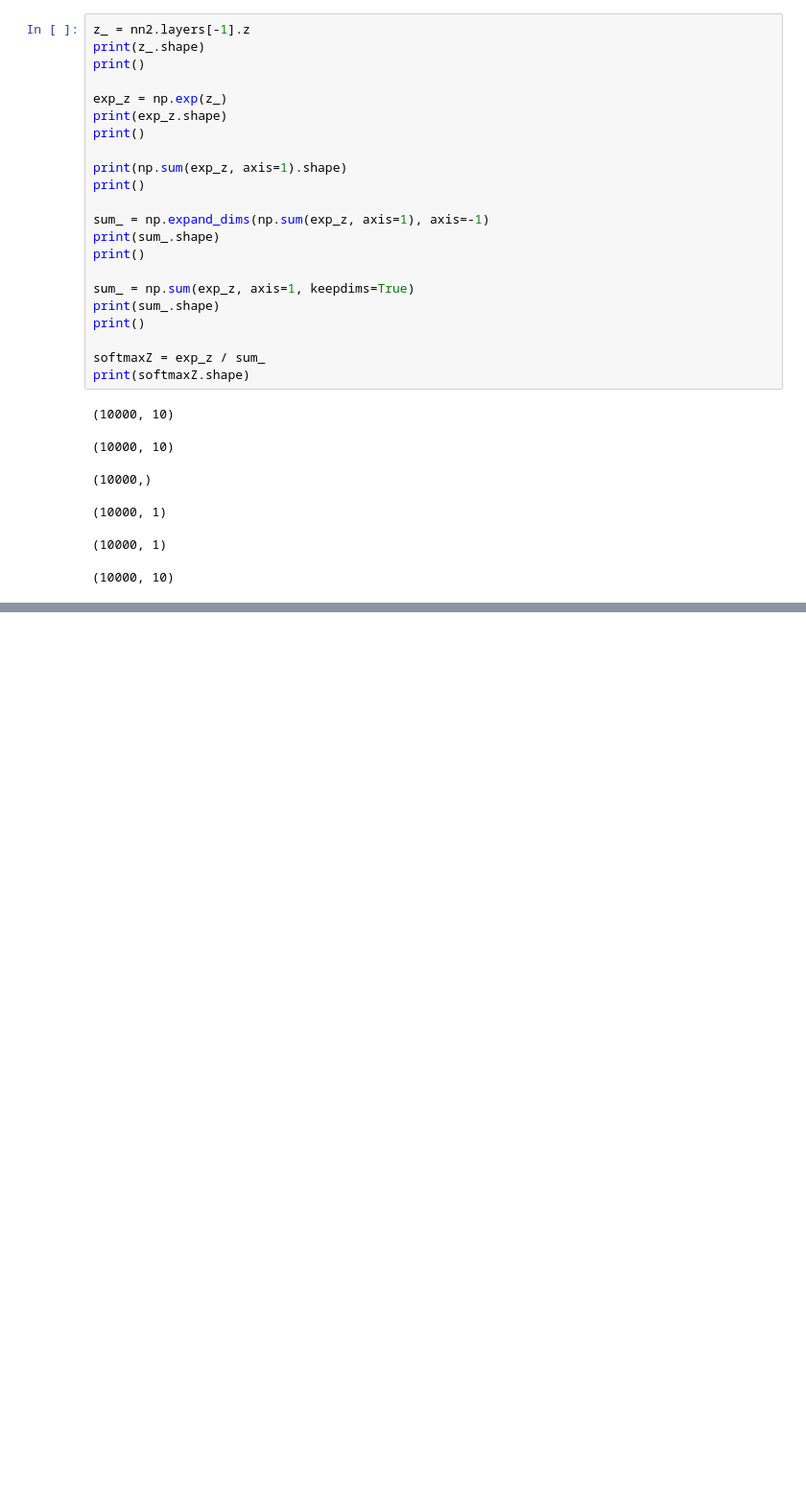
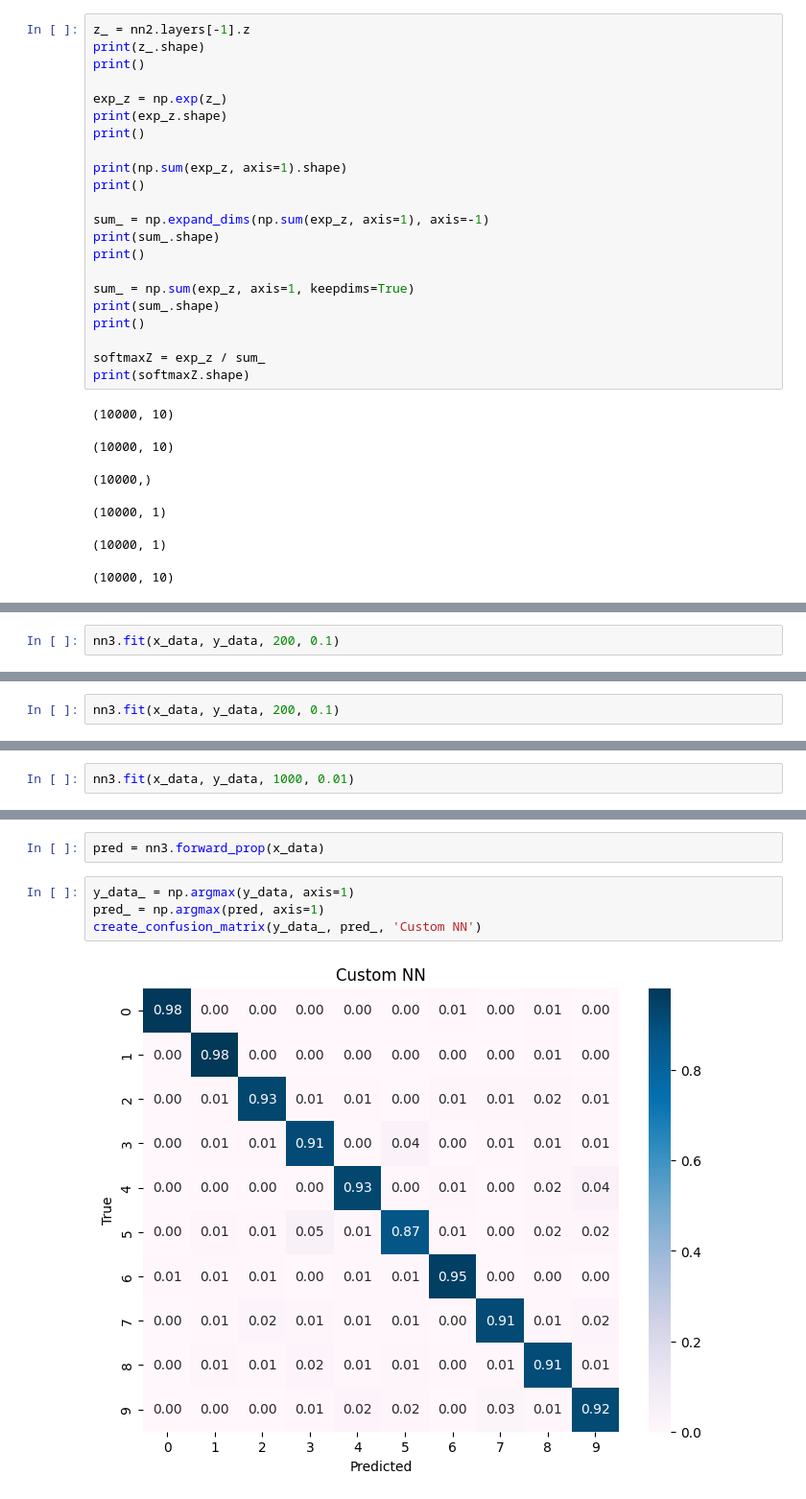
Before and after one commit to styxofsyntax/Neural-Network-from-Scratch, a Jupyter notebook: experiments.ipynb, the cells around one changed output, grey strips where cells are left out. Shown at 96% size. Saved outputs shown, nothing was run; the diff lists cells and outputs as text; blank space fills up the shorter version.

```diff
--- a/experiments.ipynb
+++ b/experiments.ipynb
@@ -189,0 +358,2 @@ print(softmaxZ.shape)
+# %%
+nn3.fit(x_data, y_data, 200, 0.1)
@@ -189,0 +371,2 @@ print(softmaxZ.shape)
+# %%
+nn3.fit(x_data, y_data, 200, 0.1)
@@ -189,0 +384,2 @@ print(softmaxZ.shape)
+# %%
+nn3.fit(x_data, y_data, 1000, 0.01)
@@ -189,0 +397,8 @@ print(softmaxZ.shape)
+# %%
+pred = nn3.forward_prop(x_data)
+# %%
+y_data_ = np.argmax(y_data, axis=1)
+pred_ = np.argmax(pred, axis=1)
+create_confusion_matrix(y_data_, pred_, 'Custom NN')
+# %% [output]
+[figure, added]
```
Also changed, not shown: parts of 23 cells of this notebook, 2 other files.
